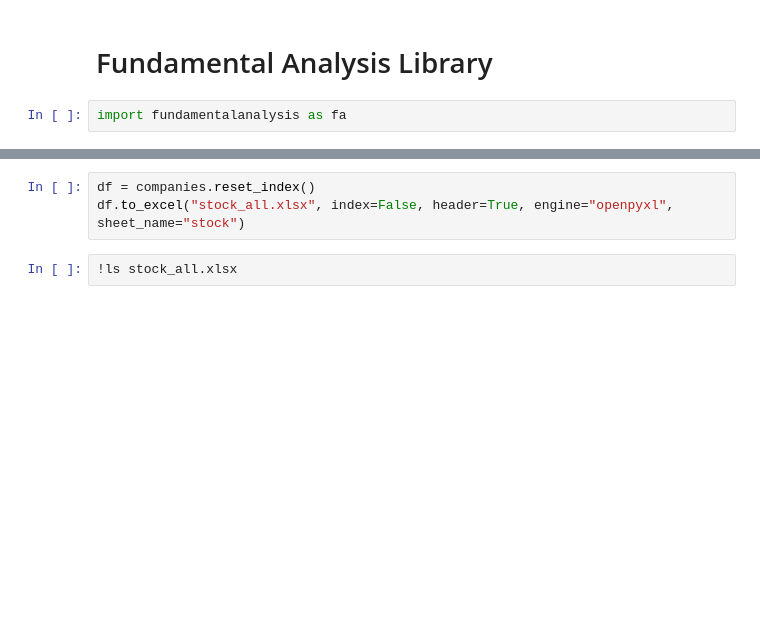
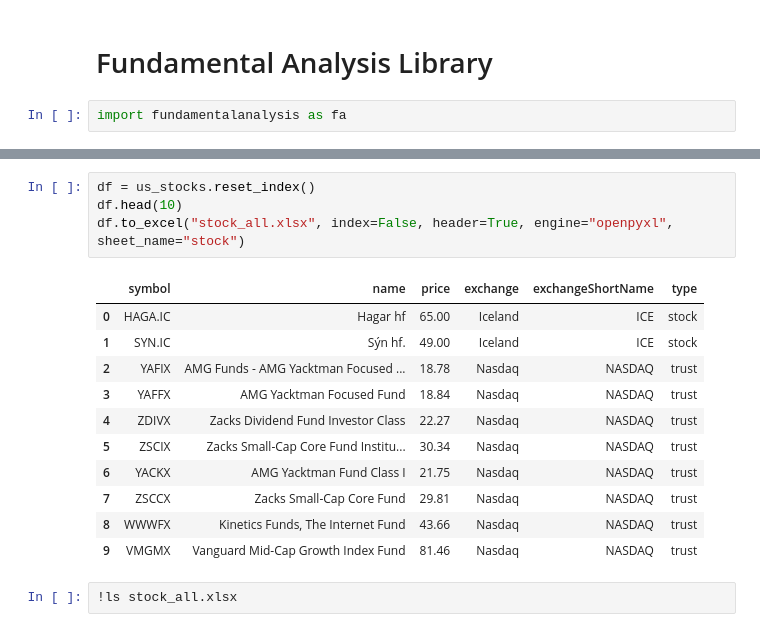
Before and after one commit to alpha2phi-platform/alphalib, a Jupyter notebook: 01a_dataset.ipynb, the cells around one changed output, grey strips where cells are left out. Cells and saved outputs as stored; diff of their text form; blank space fills up the shorter version.

```diff
--- a/01a_dataset.ipynb
+++ b/01a_dataset.ipynb
@@ -130,6 +130,19 @@ us_stocks.head(10)
 # %%
-df = companies.reset_index()
+df = us_stocks.reset_index()
+df.head(10)
 df.to_excel("stock_all.xlsx", index=False, header=True, engine="openpyxl", sheet_name="stock")
+# %% [output]
+|  | symbol | name | price | exchange | exchangeShortName | type |
+| 0 | HAGA.IC | Hagar hf | 65.00 | Iceland | ICE | stock |
+| 1 | SYN.IC | Sýn hf. | 49.00 | Iceland | ICE | stock |
+| 2 | YAFIX | AMG Funds - AMG Yacktman Focused ... | 18.78 | Nasdaq | NASDAQ | trust |
+| 3 | YAFFX | AMG Yacktman Focused Fund | 18.84 | Nasdaq | NASDAQ | trust |
+| 4 | ZDIVX | Zacks Dividend Fund Investor Class | 22.27 | Nasdaq | NASDAQ | trust |
+| 5 | ZSCIX | Zacks Small-Cap Core Fund Institu... | 30.34 | Nasdaq | NASDAQ | trust |
+| 6 | YACKX | AMG Yacktman Fund Class I | 21.75 | Nasdaq | NASDAQ | trust |
+| 7 | ZSCCX | Zacks Small-Cap Core Fund | 29.81 | Nasdaq | NASDAQ | trust |
+| 8 | WWWFX | Kinetics Funds, The Internet Fund | 43.66 | Nasdaq | NASDAQ | trust |
+| 9 | VMGMX | Vanguard Mid-Cap Growth Index Fund | 81.46 | Nasdaq | NASDAQ | trust |
 # %%
 !ls stock_all.xlsx
 # %% [output]
```
Also changed, not shown: parts of 23 cells of this notebook, 6 other files.
